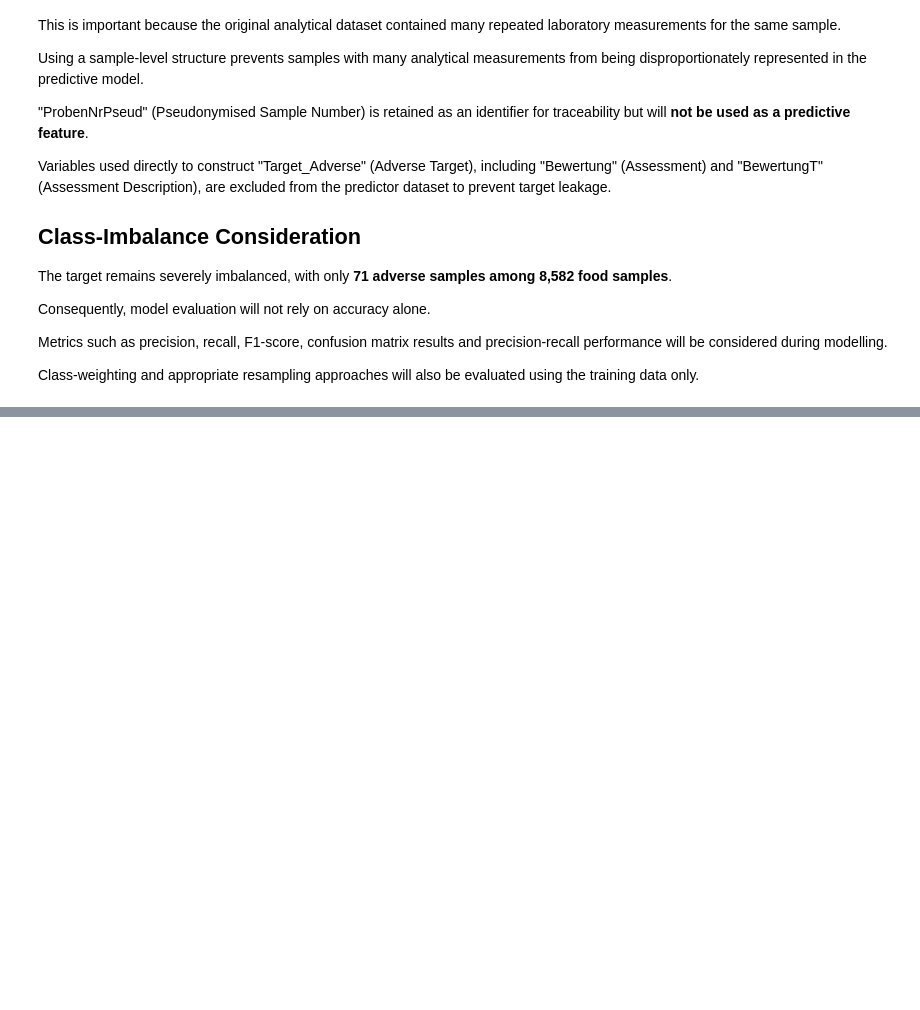
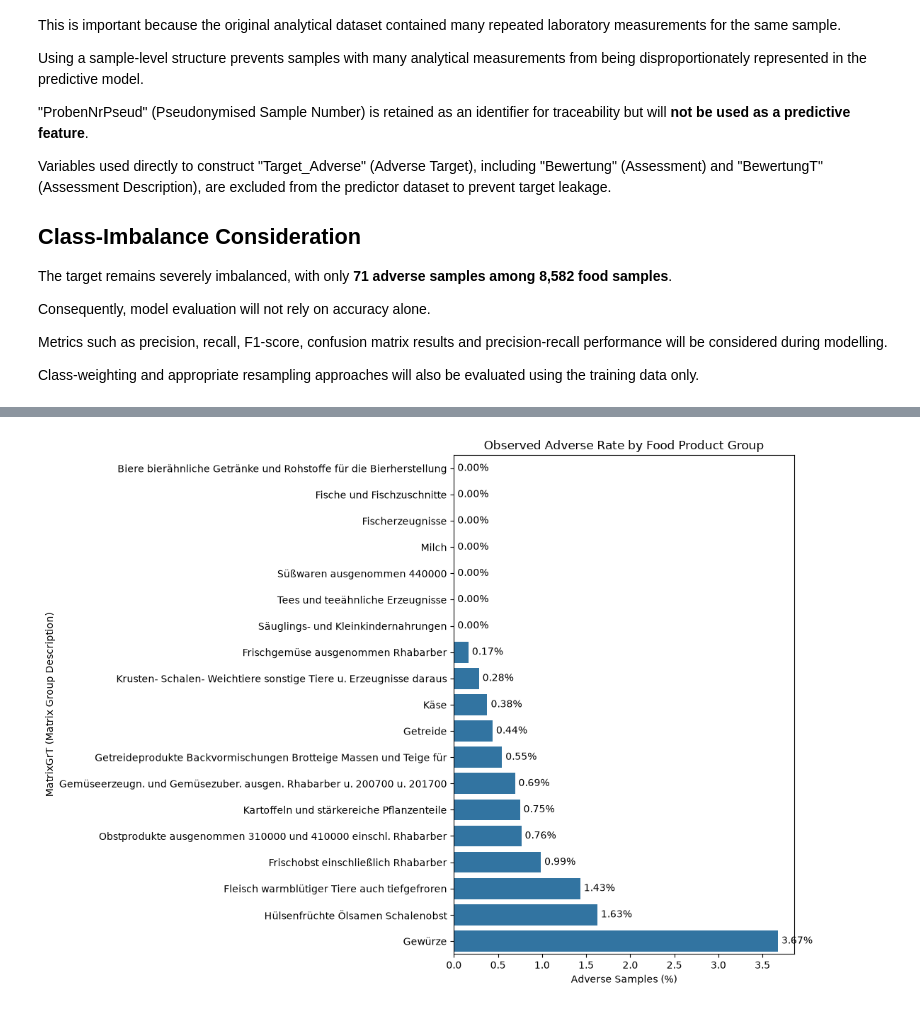
Before and after one commit to synergeo/food-safety-inspection-analytics, a Jupyter notebook: notebooks/01_data_inspection.ipynb, the cells around one changed output, grey strips where cells are left out. Saved outputs shown, nothing was run; the diff lists cells and outputs as text; code cells hidden in the pictures; blank space fills up the shorter version.

```diff
--- a/notebooks/01_data_inspection.ipynb
+++ b/notebooks/01_data_inspection.ipynb
@@ -4469,0 +4589,43 @@ Saved shape:
+# %%
+# Calculate adverse rate for each product group
+
+product_group_risk = (
+    model_df
+    .groupby("MatrixGrT")["Target_Adverse"]
+    .agg(["count", "sum", "mean"])
+    .reset_index()
+)
+
+product_group_risk["Adverse_Rate"] = (
+    product_group_risk["mean"] * 100
+)
+
+product_group_risk = product_group_risk.sort_values(
+    "Adverse_Rate",
+    ascending=True
+)
+
+plt.figure(figsize=(11, 8))
+
+ax = sns.barplot(
+    data=product_group_risk,
+    x="Adverse_Rate",
+    y="MatrixGrT"
+)
+
+plt.title("Observed Adverse Rate by Food Product Group")
+plt.xlabel("Adverse Samples (%)")
+plt.ylabel("MatrixGrT (Matrix Group Description)")
+
+for i, value in enumerate(product_group_risk["Adverse_Rate"]):
+    ax.text(
+        value + 0.04,
+        i,
+        f"{value:.2f}%",
+        va="center"
+    )
+
+plt.tight_layout()
+plt.show()
+# %% [output]
+[figure, added]
```
Also changed, not shown: parts of 33 cells of this notebook.
